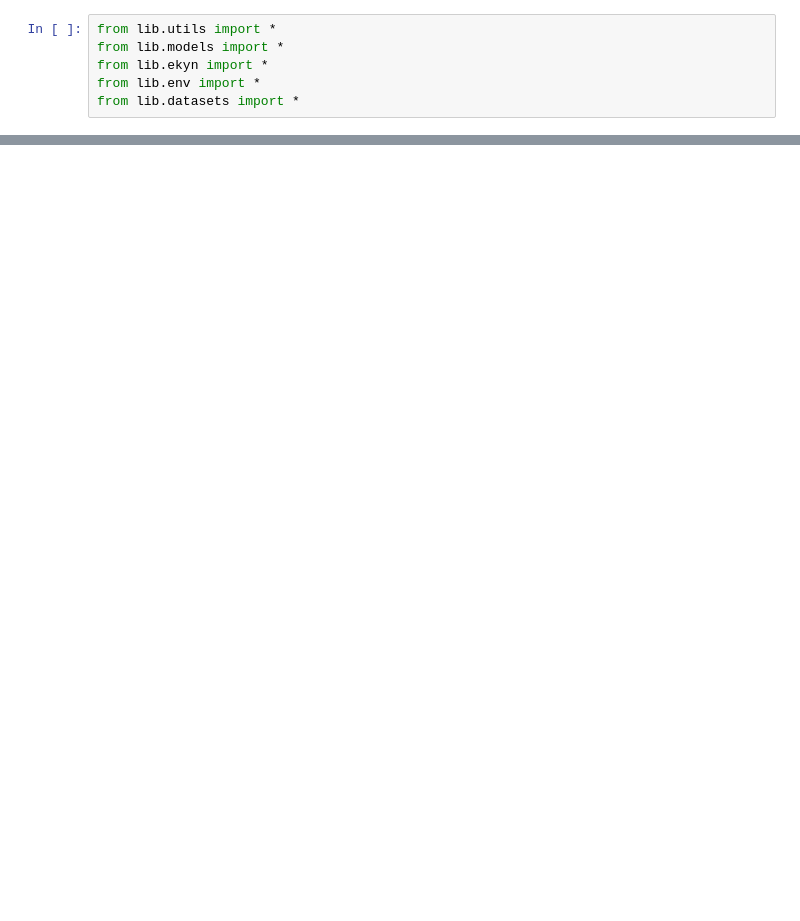
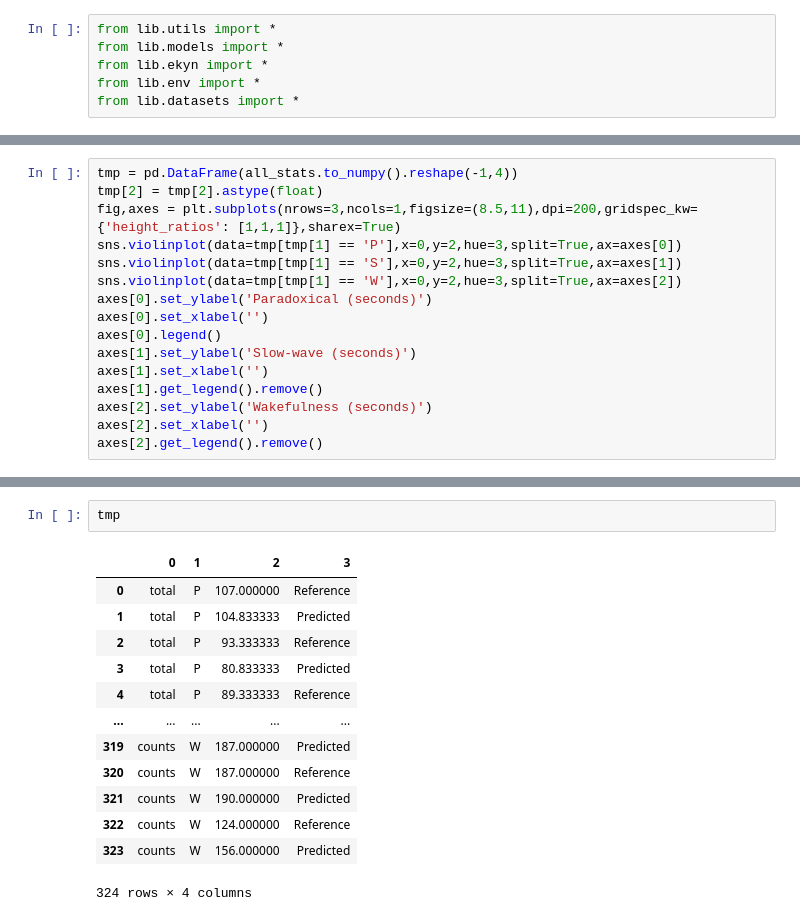
Before and after one commit to smithandrewk/sleep_ml, a Jupyter notebook: eval_spindle.ipynb, the cells around one changed output, grey strips where cells are left out. Cells and saved outputs as stored; diff of their text form; blank space fills up the shorter version.

```diff
--- a/eval_spindle.ipynb
+++ b/eval_spindle.ipynb
@@ -59,0 +238,16 @@ evaluate(devloader,model,criterion,DEVICE)
+# %%
+tmp = pd.DataFrame(all_stats.to_numpy().reshape(-1,4))
+tmp[2] = tmp[2].astype(float)
+fig,axes = plt.subplots(nrows=3,ncols=1,figsize=(8.5,11),dpi=200,gridspec_kw={'height_ratios': [1,1,1]},sharex=True)
+sns.violinplot(data=tmp[tmp[1] == 'P'],x=0,y=2,hue=3,split=True,ax=axes[0])
+sns.violinplot(data=tmp[tmp[1] == 'S'],x=0,y=2,hue=3,split=True,ax=axes[1])
+sns.violinplot(data=tmp[tmp[1] == 'W'],x=0,y=2,hue=3,split=True,ax=axes[2])
+axes[0].set_ylabel('Paradoxical (seconds)')
+axes[0].set_xlabel('')
+axes[0].legend()
+axes[1].set_ylabel('Slow-wave (seconds)')
+axes[1].set_xlabel('')
+axes[1].get_legend().remove()
+axes[2].set_ylabel('Wakefulness (seconds)')
+axes[2].set_xlabel('')
+axes[2].get_legend().remove()
@@ -59,0 +256,16 @@ evaluate(devloader,model,criterion,DEVICE)
+# %%
+tmp
+# %% [output]
+|  | 0 | 1 | 2 | 3 |
+| 0 | total | P | 107.000000 | Reference |
+| 1 | total | P | 104.833333 | Predicted |
+| 2 | total | P | 93.333333 | Reference |
+| 3 | total | P | 80.833333 | Predicted |
+| 4 | total | P | 89.333333 | Reference |
+| ... | ... | ... | ... | ... |
+| 319 | counts | W | 187.000000 | Predicted |
+| 320 | counts | W | 187.000000 | Reference |
+| 321 | counts | W | 190.000000 | Predicted |
+| 322 | counts | W | 124.000000 | Reference |
+| 323 | counts | W | 156.000000 | Predicted |
+324 rows × 4 columns
```
Also changed, not shown: parts of 15 cells of this notebook, 4 other files.
